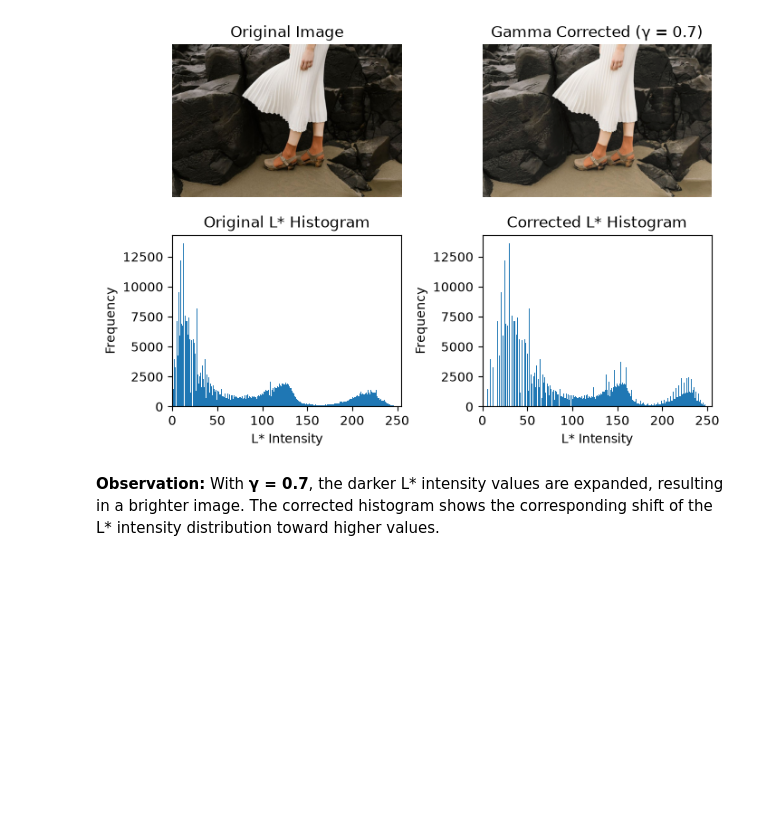
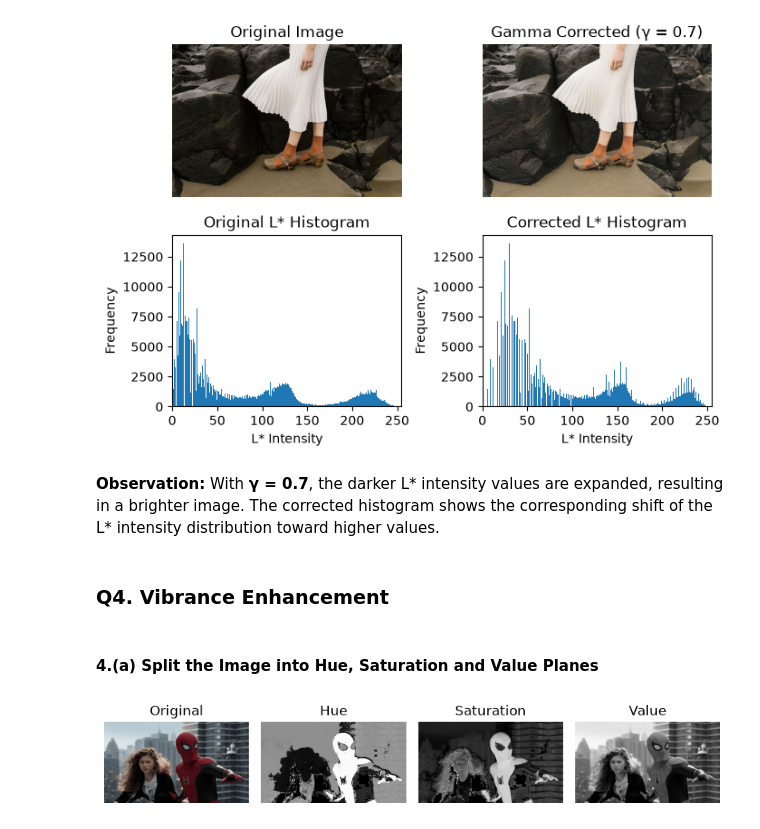
Before and after one commit to chaniruranawaka/Intensity-Transformations-and-Neighborhood-Filtering, a Jupyter notebook: A01.ipynb, the cells around one changed output. Saved outputs shown, nothing was run; the diff lists cells and outputs as text; code cells hidden in the pictures; blank space fills up the shorter version.

```diff
--- a/A01.ipynb
+++ b/A01.ipynb
@@ -509,3 +509,40 @@ plt.show()
 [figure]
 # %% [markdown]
 **Observation:** With **γ = 0.7**, the darker L* intensity values are expanded, resulting in a brighter image. The corrected histogram shows the corresponding shift of the L* intensity distribution toward higher values.
+# %% [markdown]
+### Q4. Vibrance Enhancement
+# %%
+# Load image
+image = cv2.imread("data/input/WhatsApp Image 2026-09-09 at 20.02.441.jpeg")
+# %% [markdown]
+#### 4.(a) Split the Image into Hue, Saturation and Value Planes
+# %%
+# Convert BGR to HSV
+hsv = cv2.cvtColor(image, cv2.COLOR_BGR2HSV)
+
+# Split into H, S, V planes
+H, S, V = cv2.split(hsv)
+
+# Display original and HSV planes
+fig, axes = plt.subplots(1, 4, figsize=(8, 2.5))
+
+axes[0].imshow(cv2.cvtColor(image, cv2.COLOR_BGR2RGB))
+axes[0].set_title("Original")
+axes[0].axis("off")
+
+axes[1].imshow(H, cmap="gray")
+axes[1].set_title("Hue")
+axes[1].axis("off")
+
+axes[2].imshow(S, cmap="gray")
+axes[2].set_title("Saturation")
+axes[2].axis("off")
+
+axes[3].imshow(V, cmap="gray")
+axes[3].set_title("Value")
+axes[3].axis("off")
+
+plt.tight_layout()
+plt.show()
+# %% [output]
+[figure, added]
```
Also changed, not shown: parts of 10 cells of this notebook.
